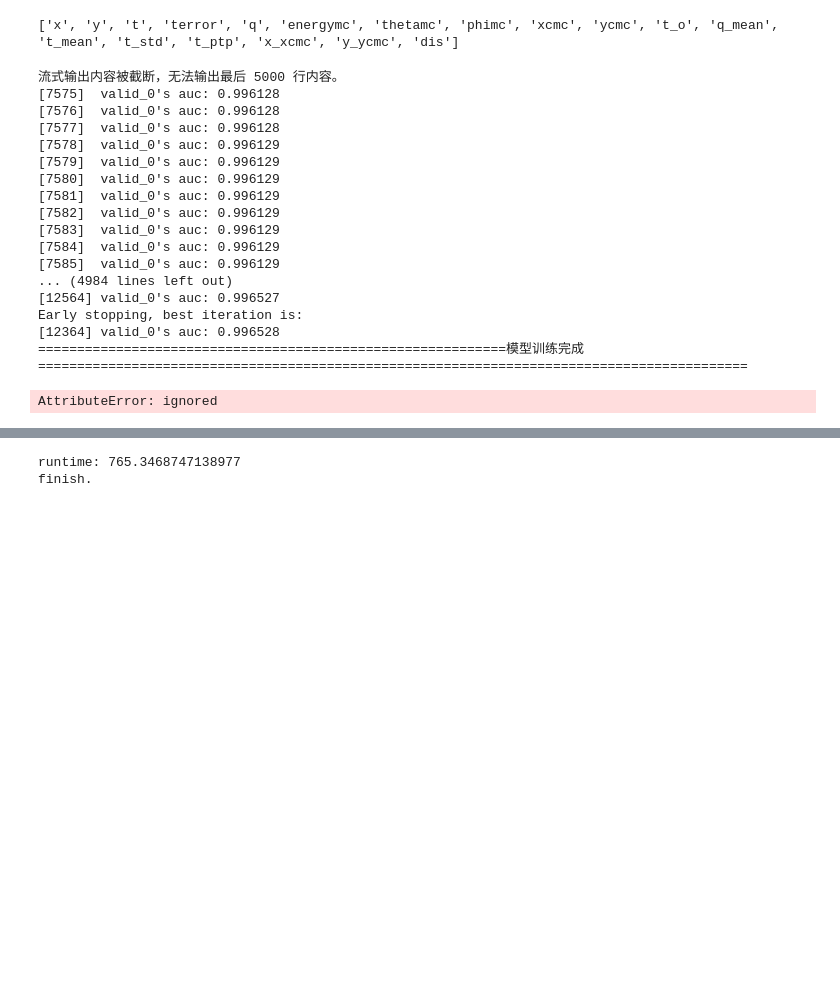
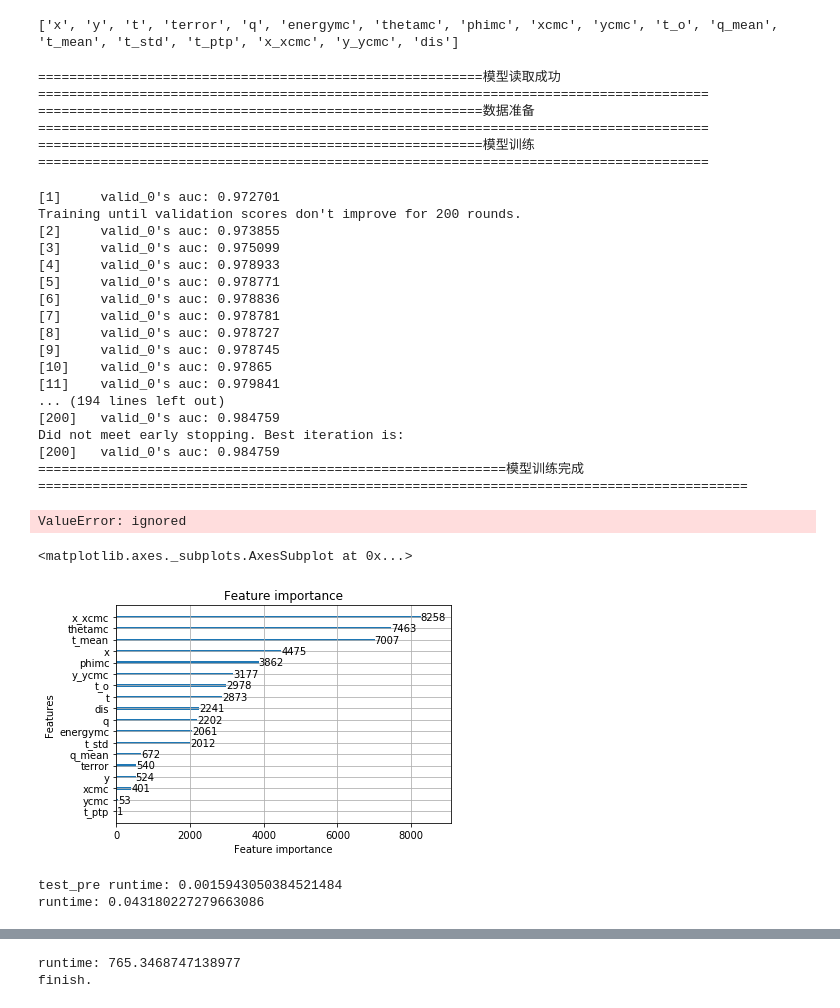
Before and after one commit to Mrajie88/Competition, a Jupyter notebook: competition.ipynb, the cells around one changed output, grey strips where cells are left out. Drawn from its saved outputs; the diff is of its cells as text; code cells hidden in the pictures; blank space fills up the shorter version.

Commit message:
add record part

```diff
--- a/competition.ipynb
+++ b/competition.ipynb
@@ -53,7 +54,6 @@ train_x, val_x, train_y, val_y = train_test_split(train_df, labels, test_size=0.
 # %% [output]
 ['x', 'y', 't', 'terror', 'q', 'energymc', 'thetamc', 'phimc', 'xcmc', 'ycmc', 't_o', 'q_mean', 't_mean', 't_std', 't_ptp', 'x_xcmc', 'y_ycmc', 'dis']
 # %%
-fea_imp_list = []
 params = {
     "task":"train",
     "boosting_type":"gbdt",
@@ -62,16 +62,21 @@ params = {
     "learning_rate":0.01,
     "feature_fraction":0.9,
     "bagging_fraction":0.8,
-    "verbose":200
+    "verbose":200,
+    "num_thread": 16,
+    "num_interations":10000,
+    "early_stopping_round":200
 }
 # %%
+t = time.time()
 batch_size = 5000000
 gbm = None
+# 若采取增量训练 读取断点
 #with open("/content/drive/My Drive/lgb_model_v0.txt","r") as f:
 #  gbm = lgb.Booster({'model_str':f.read()})
 print("=========================================================模型读取成功======================================================================================")
 max_len = 0
-for i in range(1,len(train_x),batch_size):
+for i in range(0*batch_size,len(train_x),batch_size):
   if i+ batch_size >len(train_x):
     max_len = batch_size
   else:
@@ -80,30 +85,52 @@ for i in range(1,len(train_x),batch_size):
   lgb_train = lgb.Dataset(train_x.iloc[i:i+max_len,:],train_y.iloc[i:i+max_len])
   lgb_test = lgb.Dataset(val_x,val_y,reference = lgb_train)
   print("=========================================================模型训练======================================================================================")
-  gbm = lgb.train(params,lgb_train,num_boost_round=10000,init_model = gbm,valid_sets = lgb_test,early_stopping_rounds = 200,keep_training_booster=True)
+  gbm = lgb.train(params,lgb_train,init_model = gbm,valid_sets = lgb_test,keep_training_booster=True)
   gbm.save_model("/content/drive/My Drive/lgb_model_v"+str(i//batch_size)+".txt")
   print("============================================================模型训练完成===========================================================================================")
-#fea_imp_list.append(gbm.feature_importances_)
+period = time.time()
+result = pd.DataFrame(data = [[period,len(train_x),params["learning_rate"],gbm.eval_valid()[0][2]]],index = None,columns=["time","data_size","learning_rate","valid_eval"])
+result.to_csv("experiment_record.csv",mode = "a+")
 # %% [output]
-流式输出内容被截断，无法输出最后 5000 行内容。
-[7575]  valid_0's auc: 0.996128
-[7576]  valid_0's auc: 0.996128
-[7577]  valid_0's auc: 0.996128
-[7578]  valid_0's auc: 0.996129
-[7579]  valid_0's auc: 0.996129
-[7580]  valid_0's auc: 0.996129
-[7581]  valid_0's auc: 0.996129
-[7582]  valid_0's auc: 0.996129
-[7583]  valid_0's auc: 0.996129
-[7584]  valid_0's auc: 0.996129
-[7585]  valid_0's auc: 0.996129
-... (4984 lines left out)
-[12564] valid_0's auc: 0.996527
-Early stopping, best iteration is:
-[12364] valid_0's auc: 0.996528
-============================================================模型训练完成===========================================================================================
+=========================================================模型读取成功======================================================================================
+=========================================================数据准备======================================================================================
+=========================================================模型训练======================================================================================
-AttributeError: ignored
+[1]     valid_0's auc: 0.972701
+Training until validation scores don't improve for 200 rounds.
+[2]     valid_0's auc: 0.973855
+[3]     valid_0's auc: 0.975099
+[4]     valid_0's auc: 0.978933
+[5]     valid_0's auc: 0.978771
+[6]     valid_0's auc: 0.978836
+[7]     valid_0's auc: 0.978781
+[8]     valid_0's auc: 0.978727
+[9]     valid_0's auc: 0.978745
+[10]    valid_0's auc: 0.97865
+[11]    valid_0's auc: 0.979841
+... (194 lines left out)
+[200]   valid_0's auc: 0.984759
+Did not meet early stopping. Best iteration is:
+[200]   valid_0's auc: 0.984759
+============================================================模型训练完成===========================================================================================
+ValueError: ignored
+# %%
+# 模型重要性
+lgb.plot_importance(gbm)
+# %% [output]
+<matplotlib.axes._subplots.AxesSubplot at 0x...>
+[figure, added]
 # %%
-gbm = None
-with open("/content/drive/My Drive/lgb_model_v0.txt","r") as f:
-  gbm = lgb.Booster({'model_str':f.read()})
+# 读取模型和预测test
+t = time.time()
+#gbm = None
+#with open("/content/drive/My Drive/lgb_model_v0.txt","r") as f:
+#  gbm = lgb.Booster({'model_str':f.read()})
+pred = gbm.predict(test_df)
+test_pre = pd.DataFrame(pred, columns=['flag_pred'])
+print('test_pre runtime:', time.time() - t)
+sub = pd.concat([test_df_source['hit_id'], test_pre,test_df_source['event_id']], axis=1)
+#fea_imp_list.append(gbm.feature_importances_)
+print('runtime:', time.time() - t)
+# %% [output]
+test_pre runtime: 0.0015943050384521484
+runtime: 0.043180227279663086
```
Also changed, not shown: parts of 5 cells of this notebook.
